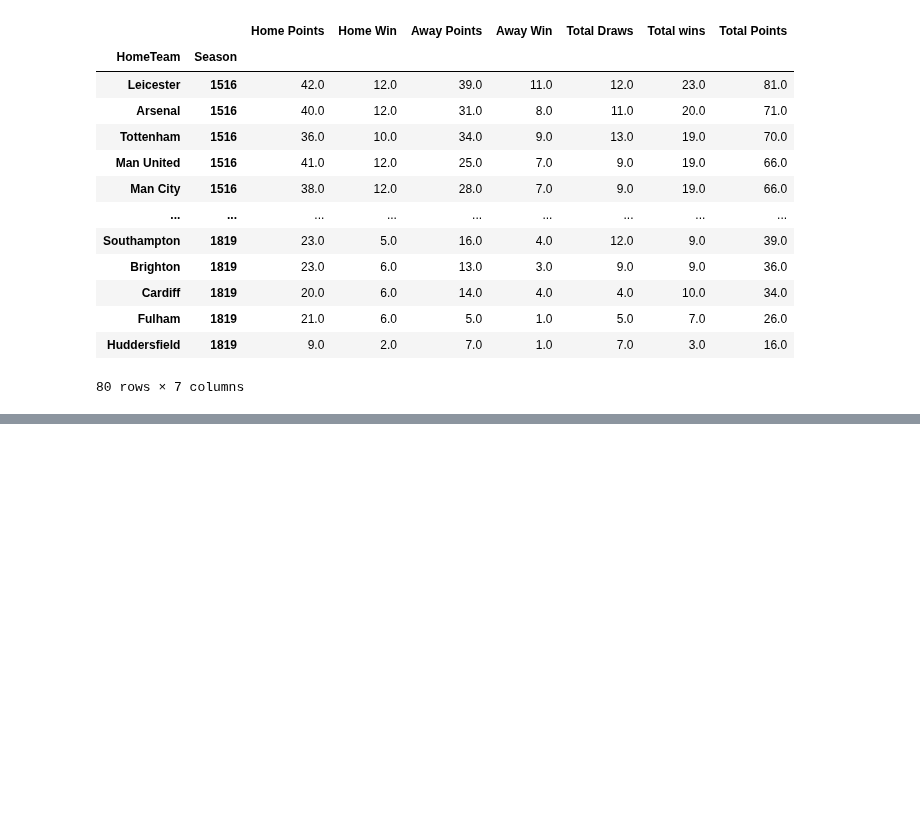
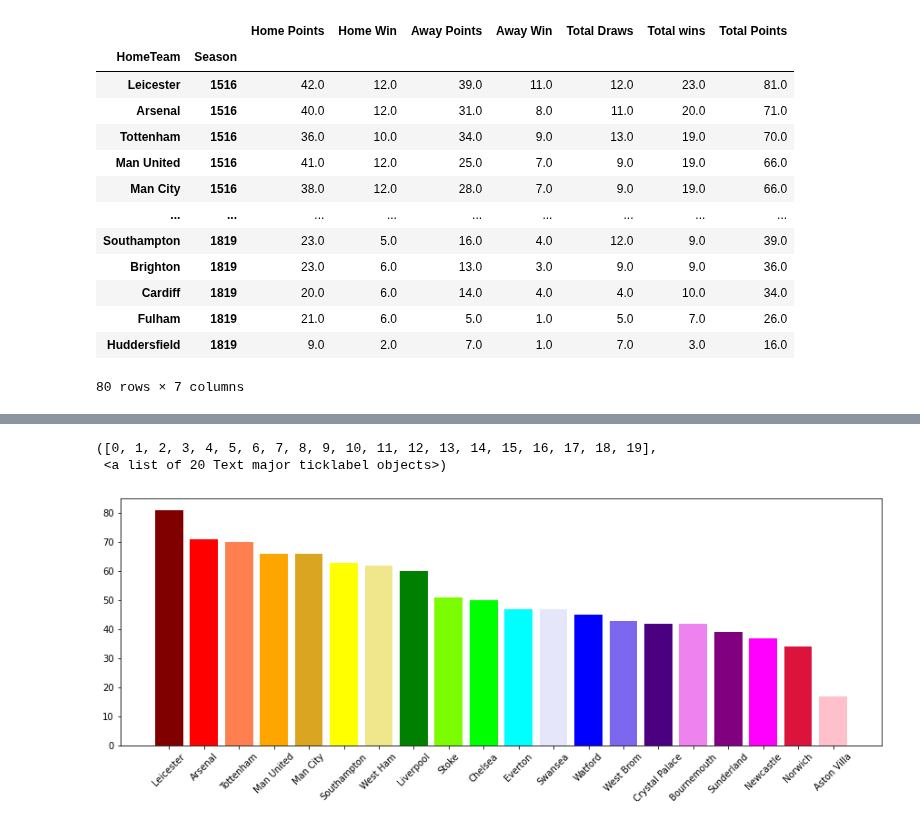
Before and after one commit to ethomps33/Premier_League_Sports_Analysis, a Jupyter notebook: Untitled.ipynb, the cells around one changed output, grey strips where cells are left out. Drawn from its saved outputs; the diff is of its cells as text; code cells hidden in the pictures; blank space fills up the shorter version.

```diff
--- a/Untitled.ipynb
+++ b/Untitled.ipynb
@@ -371,0 +352,2 @@ wins19.plot(kind='bar', rot=45, figsize=(15,5))
+# %%
+wins16.reset_index(inplace=True)
@@ -371,0 +359,10 @@ wins19.plot(kind='bar', rot=45, figsize=(15,5))
+# %%
+colors = ['maroon','red','coral','orange','goldenrod', 'yellow','khaki','green','lawngreen','lime', 'cyan','lavender','blue','mediumslateblue','indigo','violet','purple','magenta','crimson','pink'
+]
+plt.figure(figsize=(15,5))
+plt.bar(wins16['HomeTeam'], wins16['Total Points'], color=(colors))
+plt.xticks(rotation=45)
+# %% [output]
+([0, 1, 2, 3, 4, 5, 6, 7, 8, 9, 10, 11, 12, 13, 14, 15, 16, 17, 18, 19],
+ <a list of 20 Text major ticklabel objects>)
+[figure, added]
```
Also changed, not shown: parts of 12 cells of this notebook.
